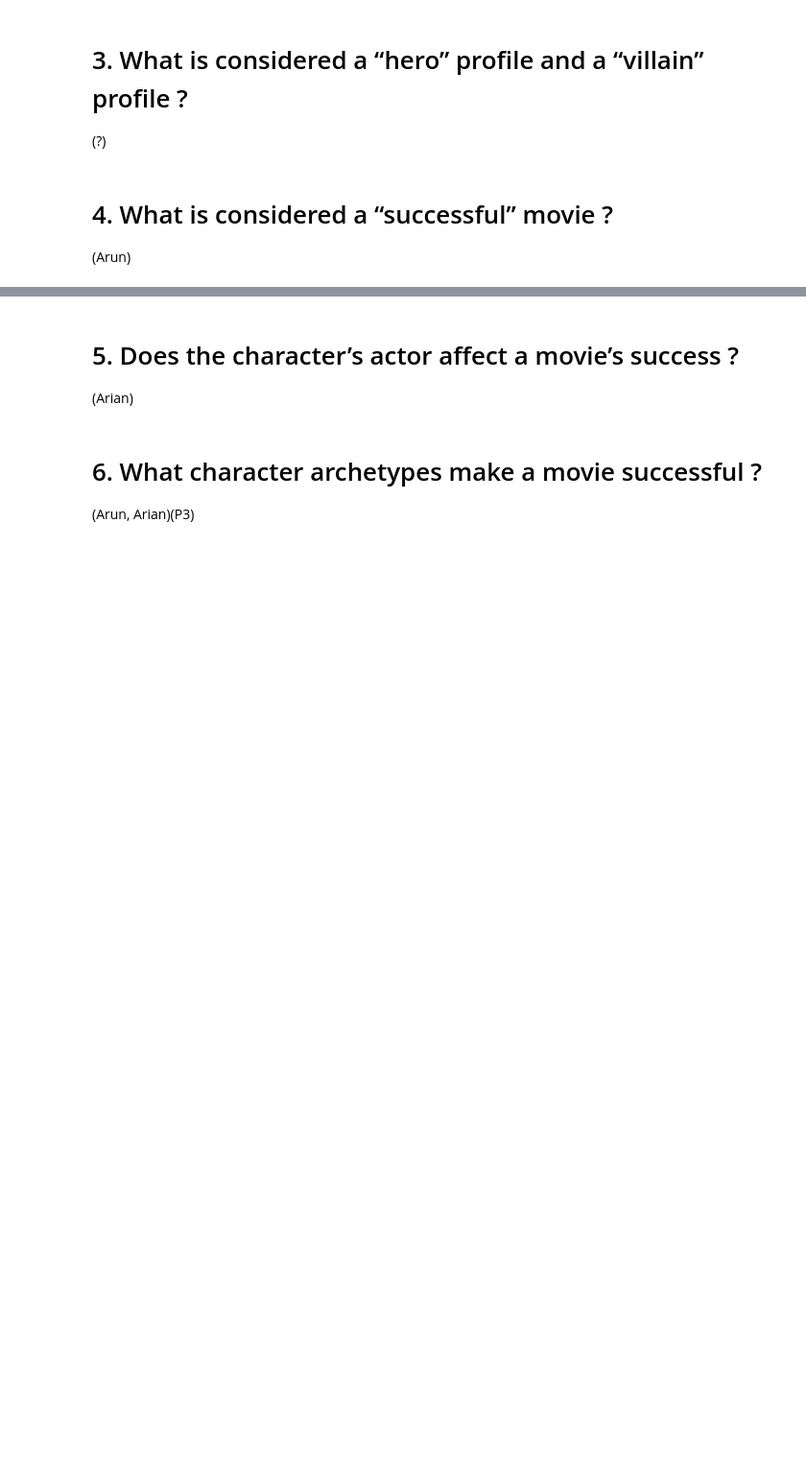
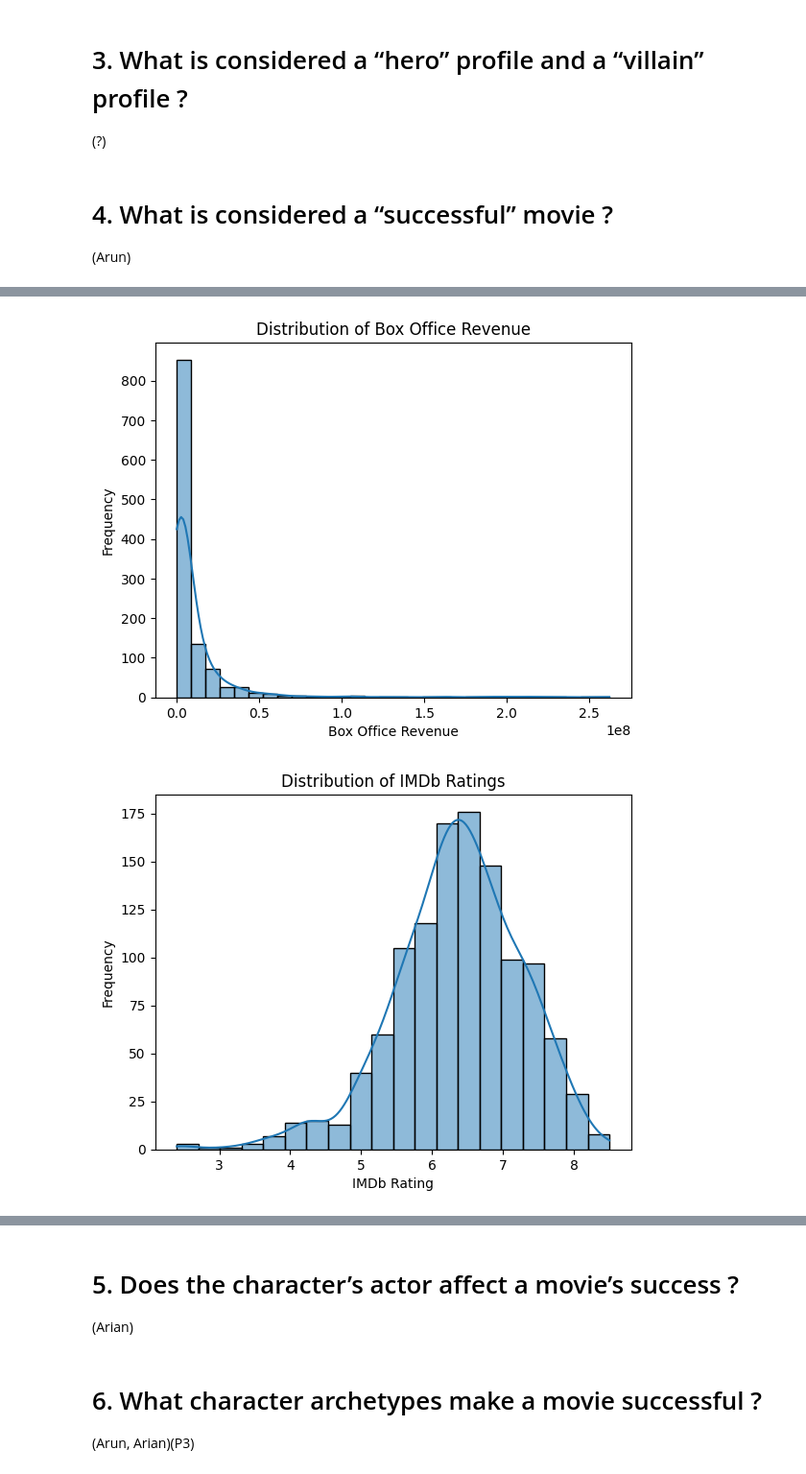
Before and after one commit to epfl-ada/ada-2024-project-data_brigada, a Jupyter notebook: results.ipynb, the cells around one changed output, grey strips where cells are left out. Shown at 96% size. Saved outputs shown, nothing was run; the diff lists cells and outputs as text; code cells hidden in the pictures; blank space fills up the shorter version.

```diff
--- a/results.ipynb
+++ b/results.ipynb
@@ -329,0 +361,6 @@ crazy_survivalist      2
+# %%
+# Plot distributions
+plot_distributions(final_df)
+# %% [output]
+[figure, added]
+[figure, added]
```
Also changed, not shown: parts of 5 cells of this notebook, 2 other files.
